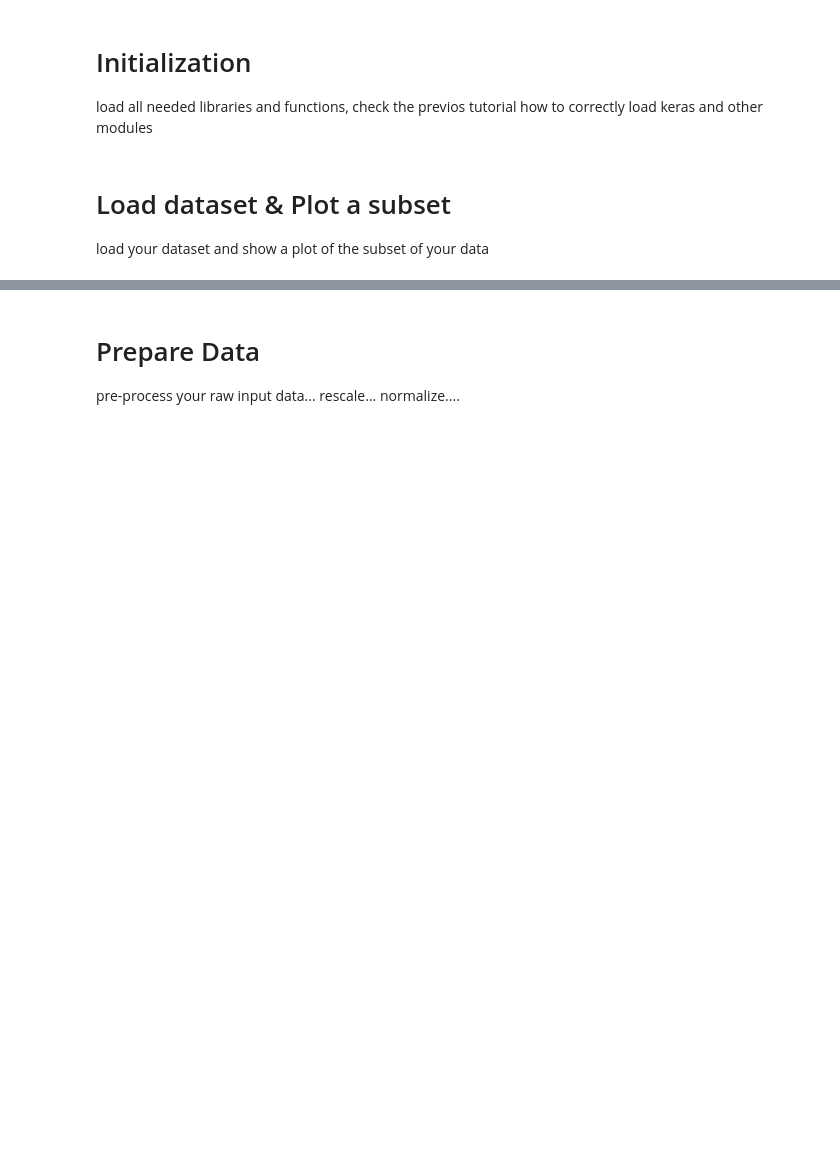
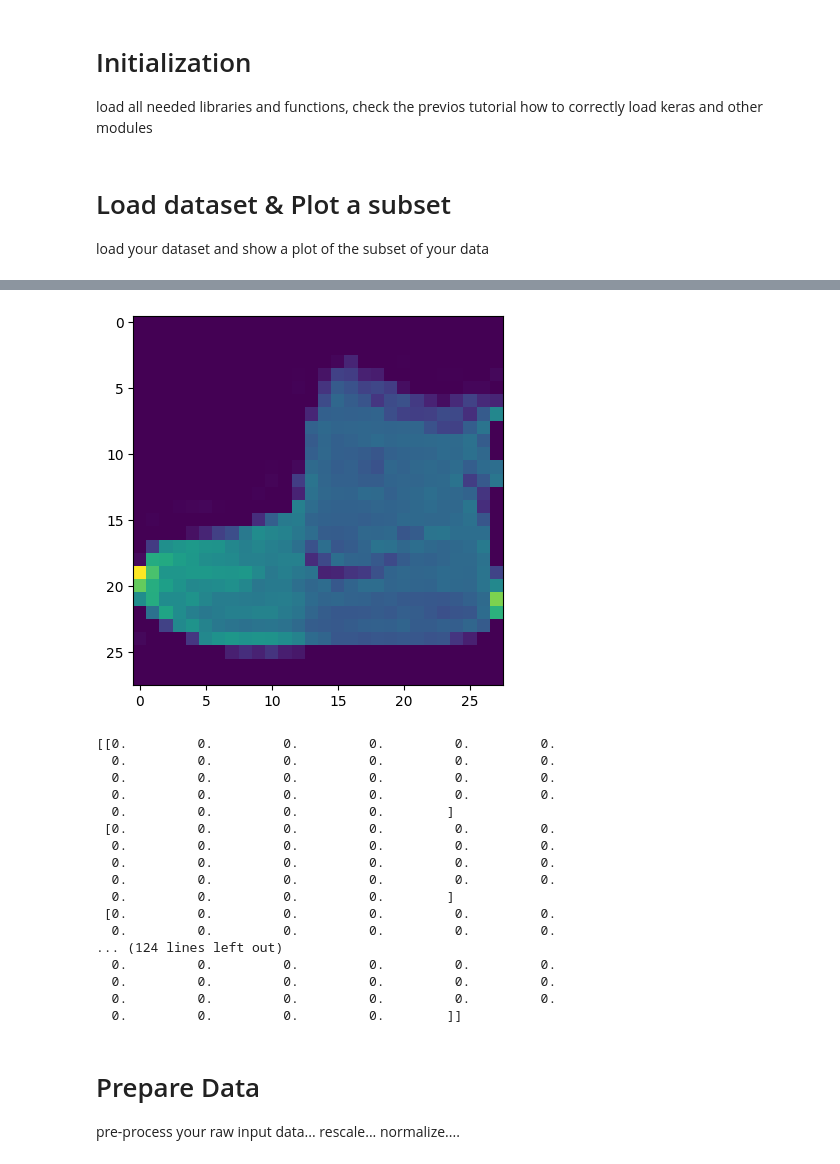
Before and after one commit to yannick1203/AIS_Group2, a Jupyter notebook: Assignment2/Code/PartA/Assignment2_JAYLONG_IMAD.ipynb, the cells around one changed output, grey strips where cells are left out. Cells and saved outputs as stored; diff of their text form; code cells hidden in the pictures; blank space fills up the shorter version.

```diff
--- a/Assignment2/Code/PartA/Assignment2_JAYLONG_IMAD.ipynb
+++ b/Assignment2/Code/PartA/Assignment2_JAYLONG_IMAD.ipynb
@@ -20,3 +92,26 @@ load your dataset and show a plot of the subset of your data
+# %%
+plt.imshow(x_train[0])
+plt.show()
+print(x_train[0])
+# %% [output]
+[figure, added]
+[[0.         0.         0.         0.         0.         0.
+  0.         0.         0.         0.         0.         0.
+  0.         0.         0.         0.         0.         0.
+  0.         0.         0.         0.         0.         0.
+  0.         0.         0.         0.        ]
+ [0.         0.         0.         0.         0.         0.
+  0.         0.         0.         0.         0.         0.
+  0.         0.         0.         0.         0.         0.
+  0.         0.         0.         0.         0.         0.
+  0.         0.         0.         0.        ]
+ [0.         0.         0.         0.         0.         0.
+  0.         0.         0.         0.         0.         0.
+... (124 lines left out)
+  0.         0.         0.         0.         0.         0.
+  0.         0.         0.         0.         0.         0.
+  0.         0.         0.         0.         0.         0.
+  0.         0.         0.         0.        ]]
 # %% [markdown]
 # Prepare Data
 
```
Also changed, not shown: parts of 9 cells of this notebook, 4 other files.
